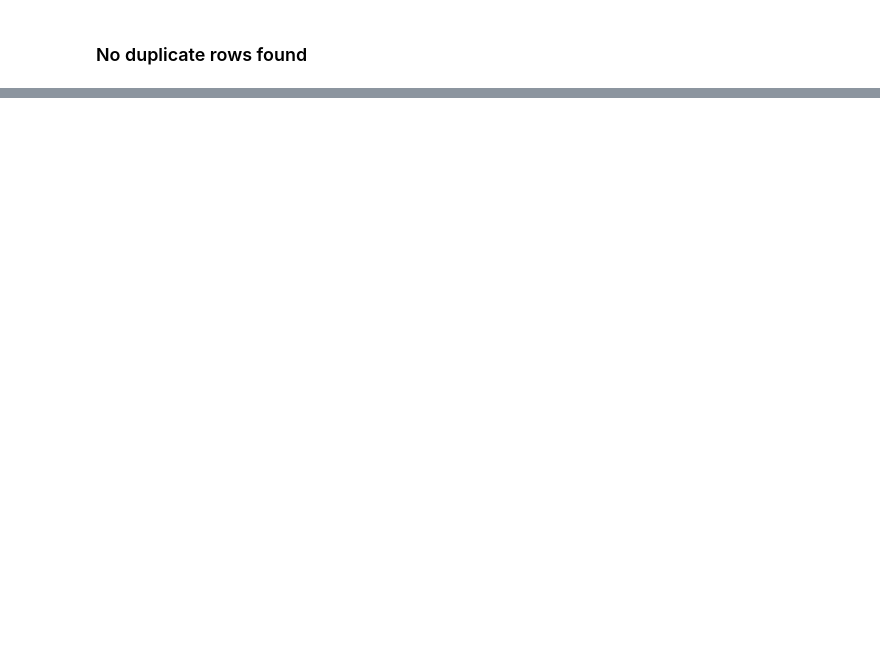
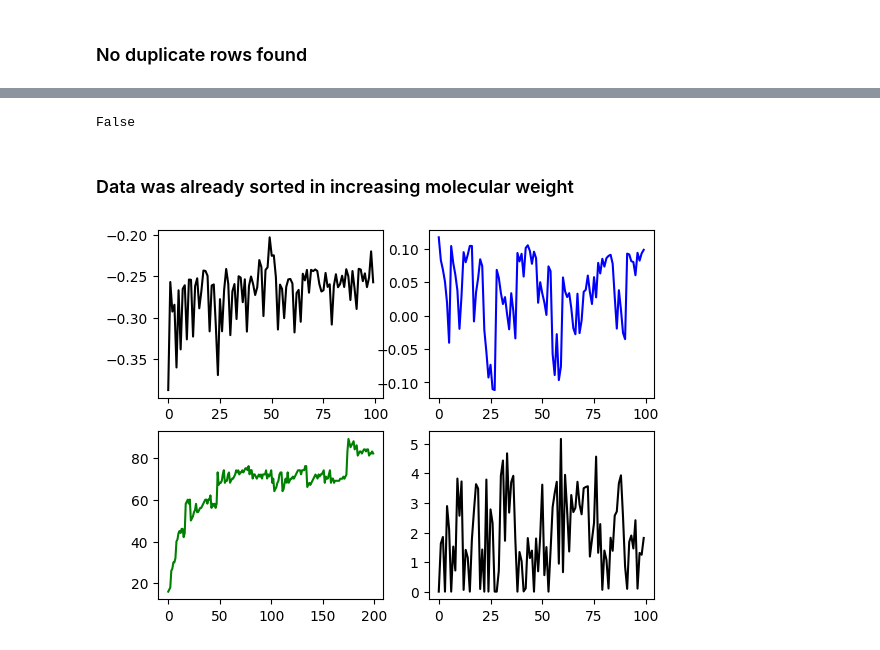
Before and after one commit to tatendakasirori/LSUA_Research_project, a Jupyter notebook: LSUA_Main_Project.ipynb, the cells around one changed output, grey strips where cells are left out. Cells and saved outputs as stored; diff of their text form; code cells hidden in the pictures; blank space fills up the shorter version.

```diff
--- a/LSUA_Main_Project.ipynb
+++ b/LSUA_Main_Project.ipynb
@@ -204,0 +196,4 @@ np.int64(0)
+# %%
+# Selecting a portion of the DataFrame for visualisations
+df_vies = df.iloc[0:200][['SMILES', 'homo', 'lumo', 'mu', 'num_atoms','gap']]
+df_vies.head()
@@ -204,0 +211,4 @@ np.int64(0)
+# %%
+#Add a new column with the SMILES data written as str not byte
+df_vies['SMILES_str'] = df['SMILES'].apply(lambda x: x.decode('utf-8') if isinstance(x, bytes) else x)
+df_vies.head()
@@ -204,0 +222,11 @@ np.int64(0)
+# %%
+# Compute molecular weight using RDKit
+def compute_mol_weight(smiles):
+    mol = Chem.MolFromSmiles(smiles)
+    if mol is not None:
+        return Descriptors.MolWt(mol)
+    else:
+        return float('nan') # in case RDKit fails to parse
+
+df_vies['molecular_weight'] = df_vies['SMILES_str'].apply(compute_mol_weight)
+df_vies.head()
@@ -204,0 +264,6 @@ np.int64(0)
+# %%
+(df_vies_sorted == df_vies).isna().any().any()
+# %% [output]
+False
+# %% [markdown]
+### Data was already sorted in increasing molecular weight
@@ -204,0 +272,10 @@ np.int64(0)
+# %%
+import matplotlib.pyplot as plt
+
+fig, axes = plt.subplots(2,2)
+axes[0,0].plot(df_vies.homo[:100], color="black");
+axes[0,1].plot(df_vies.lumo[:100], color="blue",  linestyle="-");
+axes[1,0].plot(df_vies.molecular_weight, color="green");
+axes[1,1].plot(df_vies.mu[:100], color="black");
+# %% [output]
+[figure, added]
```
Also changed, not shown: parts of 22 cells of this notebook.
